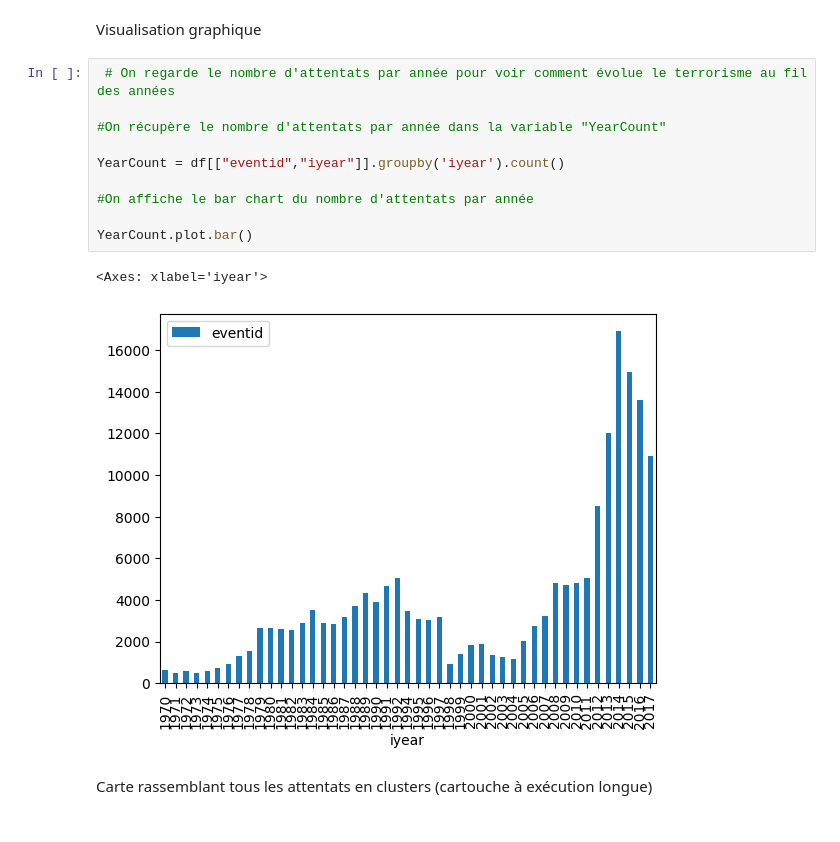
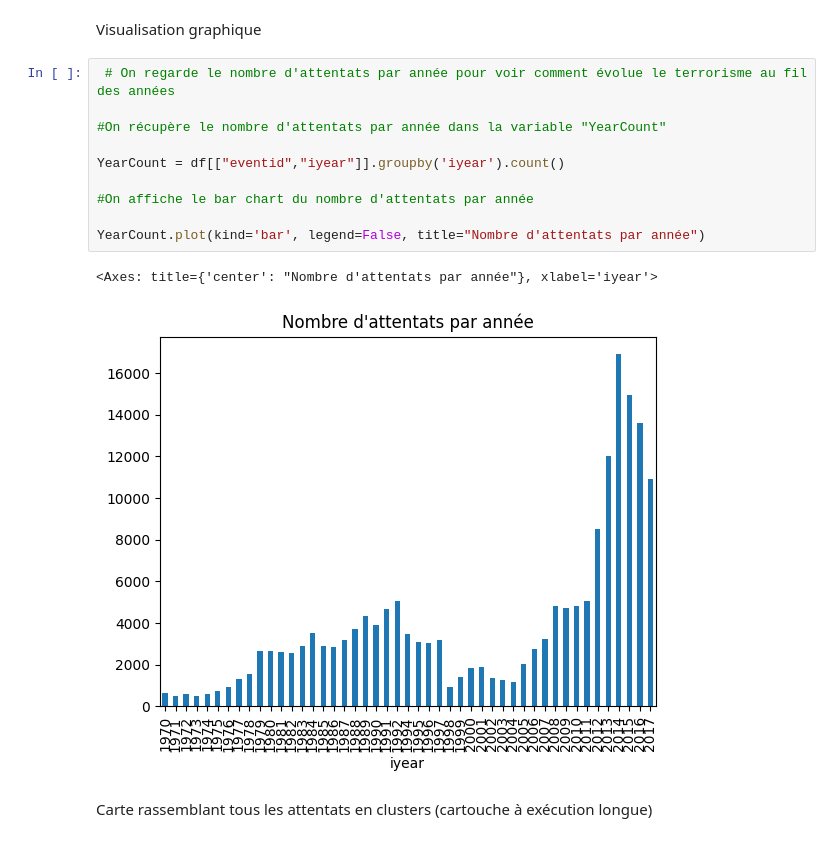
Before and after one commit to ThomasAlvarezRodriguez/AIC, a Jupyter notebook: AIC_Alexandre.ipynb, the cells around one changed output. Saved outputs shown, nothing was run; the diff lists cells and outputs as text.

```diff
--- a/AIC_Alexandre.ipynb
+++ b/AIC_Alexandre.ipynb
@@ -60,16 +59,16 @@ Visualisation graphique
 # %%
  # On regarde le nombre d'attentats par année pour voir comment évolue le terrorisme au fil des années
 
 #On récupère le nombre d'attentats par année dans la variable "YearCount"
 
 YearCount = df[["eventid","iyear"]].groupby('iyear').count()
 
 #On affiche le bar chart du nombre d'attentats par année
 
-YearCount.plot.bar()
+YearCount.plot(kind='bar', legend=False, title="Nombre d'attentats par année")
 # %% [output]
-<Axes: xlabel='iyear'>
+<Axes: title={'center': "Nombre d'attentats par année"}, xlabel='iyear'>
-[figure, old version]
+[figure, new version]
 # %% [markdown]
 Carte rassemblant tous les attentats en clusters (cartouche à exécution longue)
 # %%
```
Also changed, not shown: parts of 7 cells of this notebook, 1 other file.
